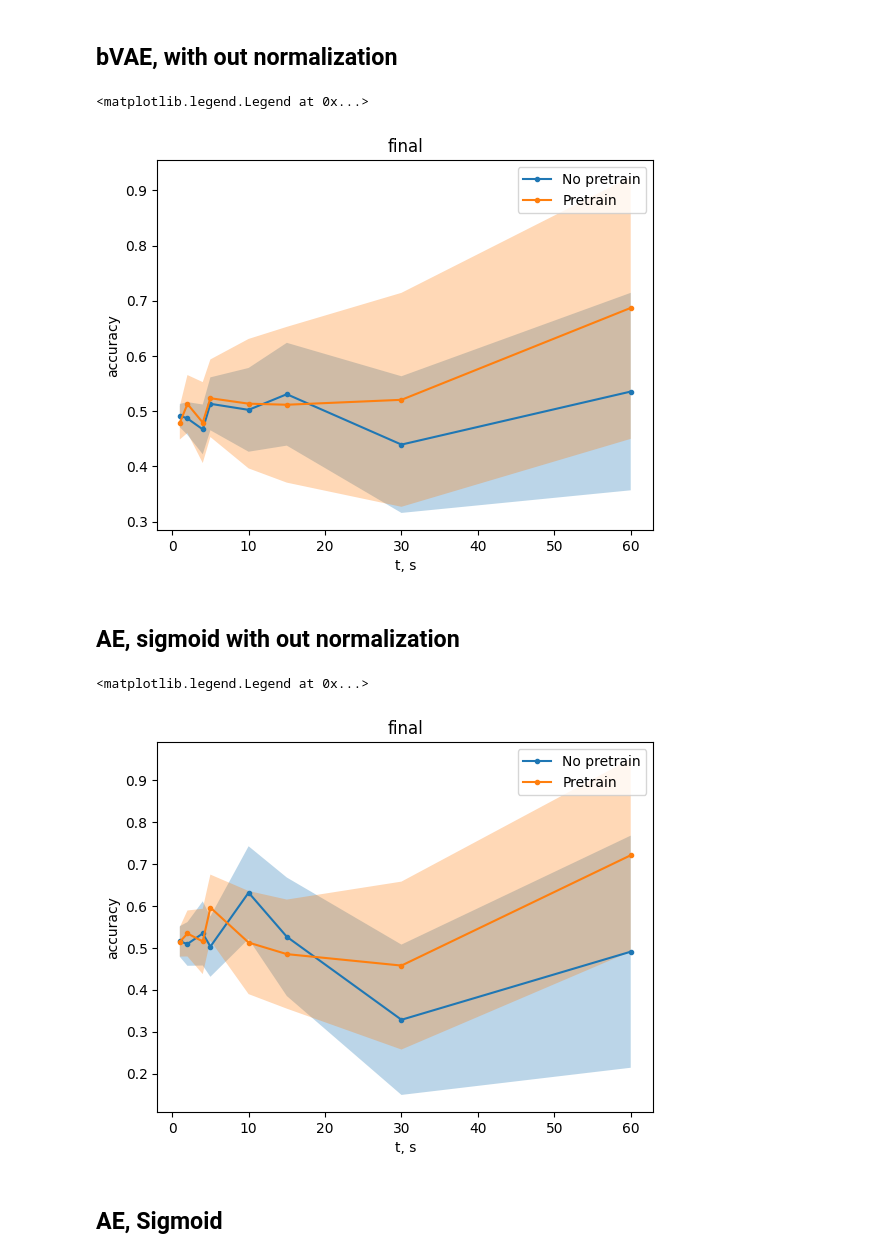
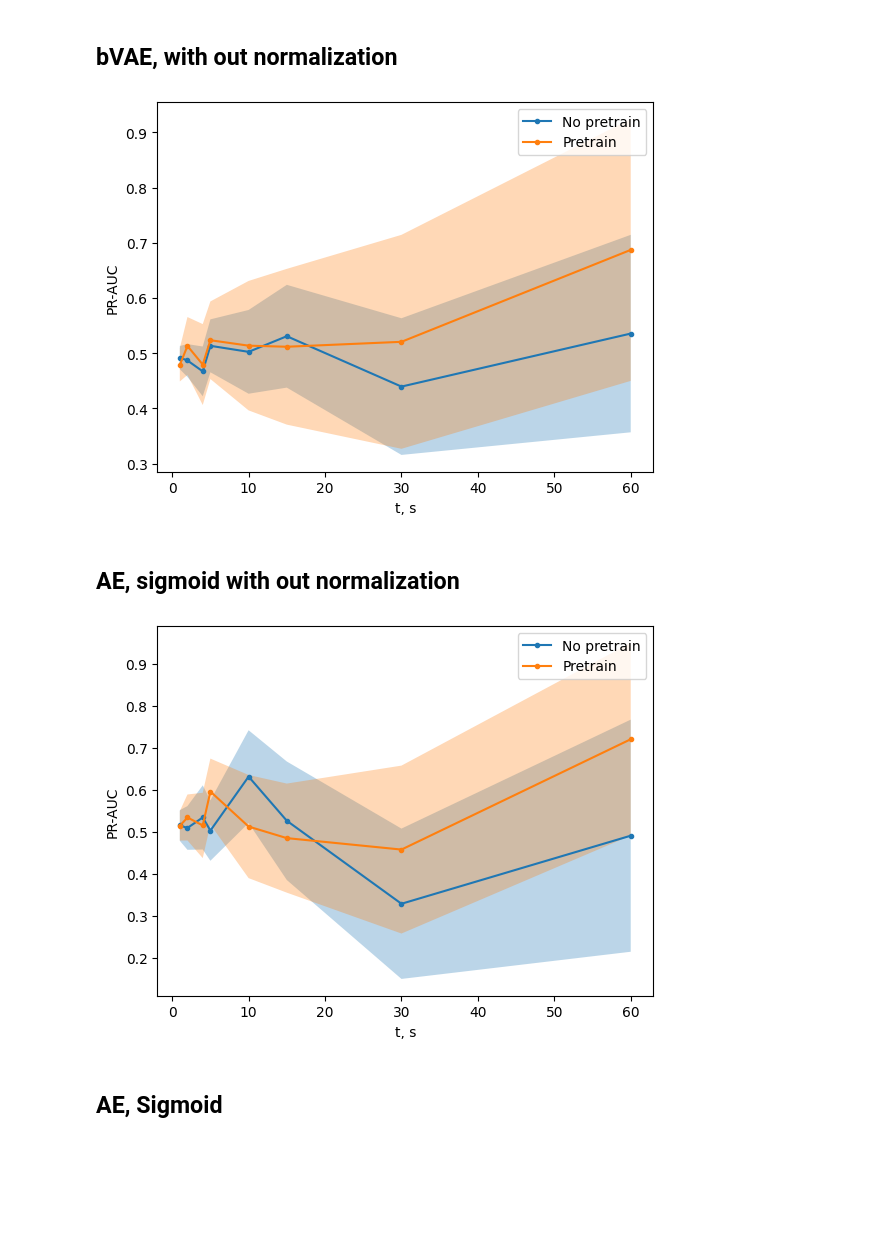
Before and after one commit to dwemer8/Depression_classification_from_EEG, a Jupyter notebook: results_analysis.ipynb, the cells around one changed output. Saved outputs shown, nothing was run; the diff lists cells and outputs as text; code cells hidden in the pictures; blank space fills up the shorter version.

```diff
--- a/results_analysis.ipynb
+++ b/results_analysis.ipynb
@@ -32,0 +35,40 @@ def plot_se(x, y, y_se=None, label=None):
+# %%
+runs_df = get_runs("dmitriykornilov_team/EEG_depression_classification")
+results = []
+model_type = 'final'
+
+for idx, run in runs_df.iterrows():
+    if run['config'].get('hash', 0) in [
+        '0x37701d0a',
+        '0xb2824f6e',
+        '0x484c740f',
+        '0xd045e4c4',
+    ]:
+        description = run['config']['model']['model_description']
+        model = description.split(",")[-1].strip(" ")
+        results.append({
+            "t": run['config']['dataset']['samples_shape'][1]/128,
+            "accuracy": run['summary'][model_type]['clf.d.test.accuracy.bs'],
+            "accuracy_se": run['summary'][model_type]['clf.d.test.accuracy.se.bs'],
+            'snr_db': run['summary'][model_type]['snr_db'],
+
+            'pretrain': True if 'finetune' in description else False,
+            'time_averaged_embeddings': False if 'no time avg' in description else True,
+            'model': model,
+        })
+
+results = pd.DataFrame.from_records(results)
+
+fig, ax = plt.subplots(nrows=2, ncols=1, figsize=(7, 2*6))
+for idx, df in results.groupby(['pretrain', 'time_averaged_embeddings']):
+    label = f"{'With' if idx[0] else 'Without'} pretrain{', time averaging' if idx[1] else ''}"
+    plot_se(df['t'], df['accuracy'], df['accuracy_se'], label=label, ax=ax[0])
+    plot_se(df['t'], df['snr_db'], label=label, ax=ax[1])
+
+ax[0].set_xlabel("t")
+ax[0].set_ylabel("accuracy")
+ax[0].legend()
+ax[1].set_xlabel("t")
+ax[1].set_ylabel("snr_db")
+ax[1].legend()
+plt.show()
@@ -194,26 +238,26 @@ for model, model_df in results.groupby(['model']):
 # %%
 runs_df = get_runs("dmitriykornilov_team/EEG_depression_classification")
 results = []
 
 for idx, run in runs_df.iterrows():
     description = run['config']['model']['model_description']
     if ('finetune, duration' in description or 'duration, inhouse_dataset' in description) and 'beta-VAE' in description:
         results.append({
             "t": run['config']['dataset']['samples_shape'][1]/128,
             "accuracy": run['summary']['final']['clf.d.test.accuracy.bs'],
             "accuracy_se": run['summary']['final']['clf.d.test.accuracy.se.bs'],
             'pretrain': True if 'finetune, duration' in description else False
         })
 
 results = pd.DataFrame.from_records(results)
 for idx, df in results.groupby('pretrain'): plot_se(df['t'], df['accuracy'], df['accuracy_se'], label="Pretrain" if idx else "No pretrain")
 plt.xlabel("t, s")
-plt.ylabel("accuracy")
-plt.title("final")
+plt.ylabel("PR-AUC")
+# plt.title("final")
 plt.legend()
+plt.savefig('figs/deep_beta_VAE_pretrain.pdf')
 # %% [output]
-<matplotlib.legend.Legend at 0x...>
-[figure, old version]
+[figure, new version]
 # %% [markdown]
 ## AE, sigmoid with out normalization
 # %%
@@ -233,12 +277,12 @@ for idx, run in runs_df.iterrows():
 results = pd.DataFrame.from_records(results)
 for idx, df in results.groupby('pretrain'): plot_se(df['t'], df['accuracy'], df['accuracy_se'], label="Pretrain" if idx else "No pretrain")
 plt.xlabel("t, s")
-plt.ylabel("accuracy")
-plt.title("final")
+plt.ylabel("PR-AUC")
+# plt.title("final")
 plt.legend()
+plt.savefig('figs/deep_AE_pretrain.pdf')
 # %% [output]
-<matplotlib.legend.Legend at 0x...>
-[figure, old version]
+[figure, new version]
 # %% [markdown]
 ## AE, Sigmoid
 # %%
```
Also changed, not shown: parts of 3 cells of this notebook, 9 other files.
